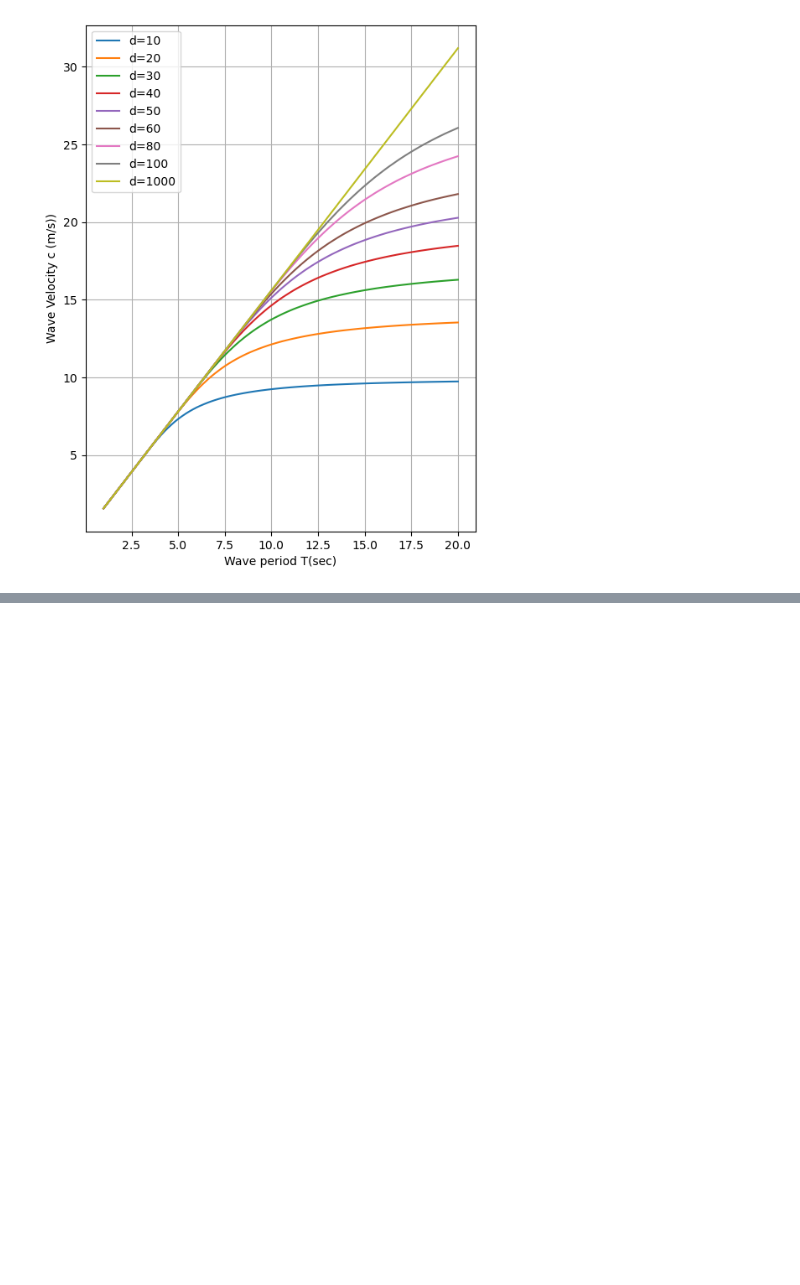
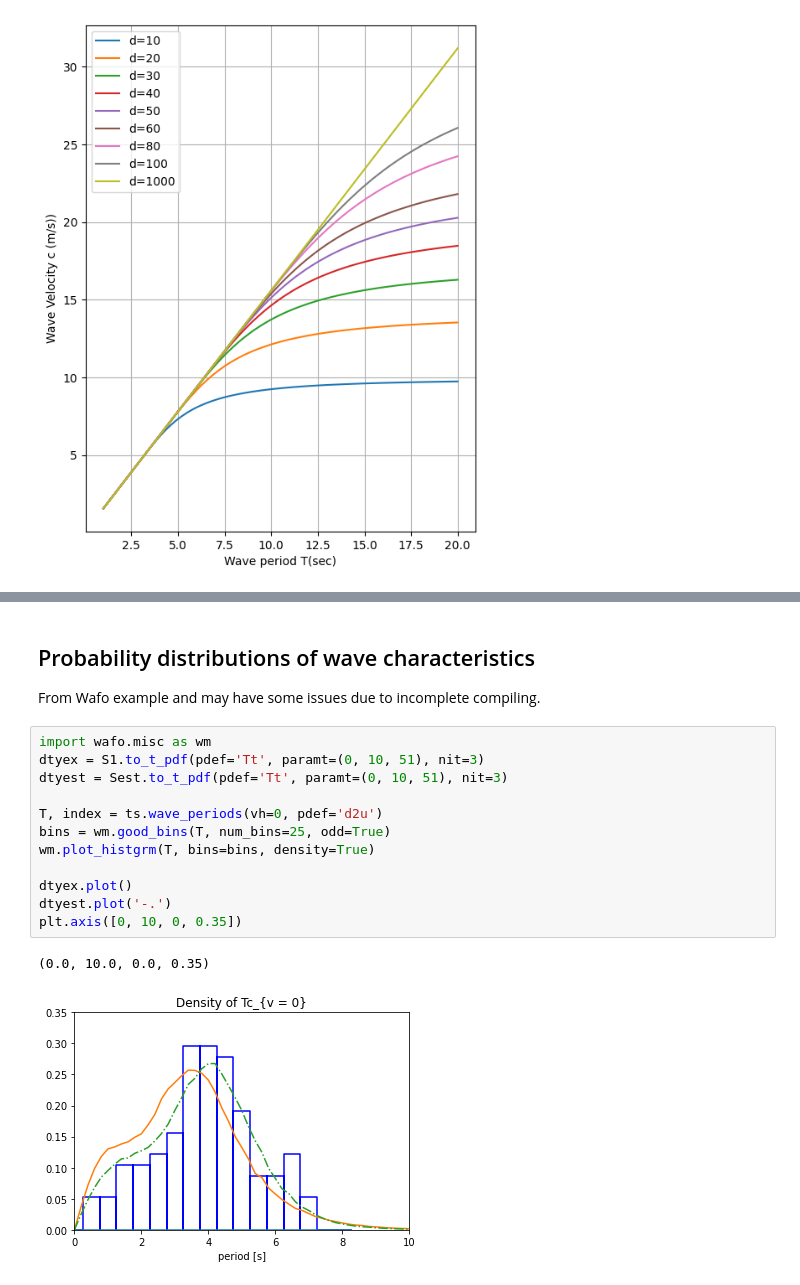
Before and after one commit to famiuer/EnvironmentalStudy, a Jupyter notebook: Examples/3 Wave.ipynb, the cells around one changed output, grey strips where cells are left out. Cells and saved outputs as stored; diff of their text form; blank space fills up the shorter version.

```diff
--- a/Examples/3 Wave.ipynb
+++ b/Examples/3 Wave.ipynb
@@ -278,0 +161,19 @@ ax.legend()
+# %% [markdown]
+## Probability distributions of wave characteristics
+
+From Wafo example and may have some issues due to incomplete compiling.
+# %%
+import wafo.misc as wm
+dtyex = S1.to_t_pdf(pdef='Tt', paramt=(0, 10, 51), nit=3)
+dtyest = Sest.to_t_pdf(pdef='Tt', paramt=(0, 10, 51), nit=3)
+
+T, index = ts.wave_periods(vh=0, pdef='d2u')
+bins = wm.good_bins(T, num_bins=25, odd=True)
+wm.plot_histgrm(T, bins=bins, density=True)
+
+dtyex.plot()
+dtyest.plot('-.')
+plt.axis([0, 10, 0, 0.35])
+# %% [output]
+(0.0, 10.0, 0.0, 0.35)
+[figure, added]
```
Also changed, not shown: parts of 20 cells of this notebook.
